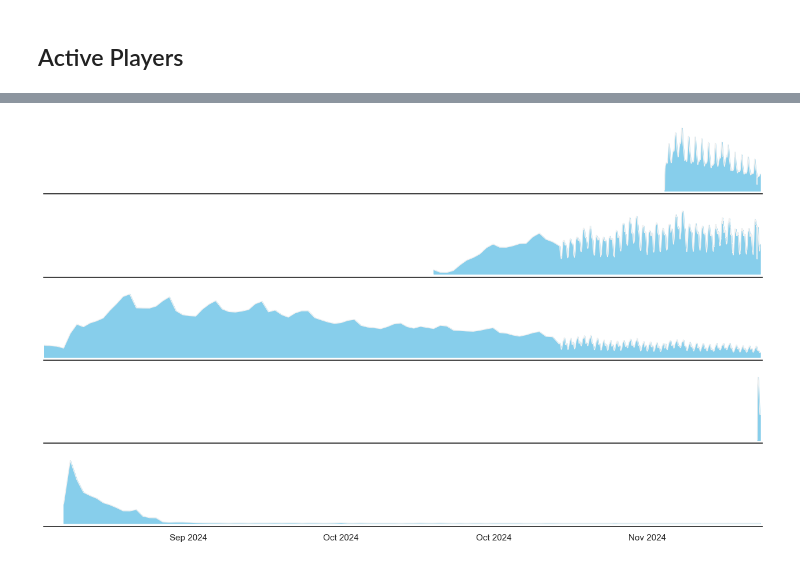
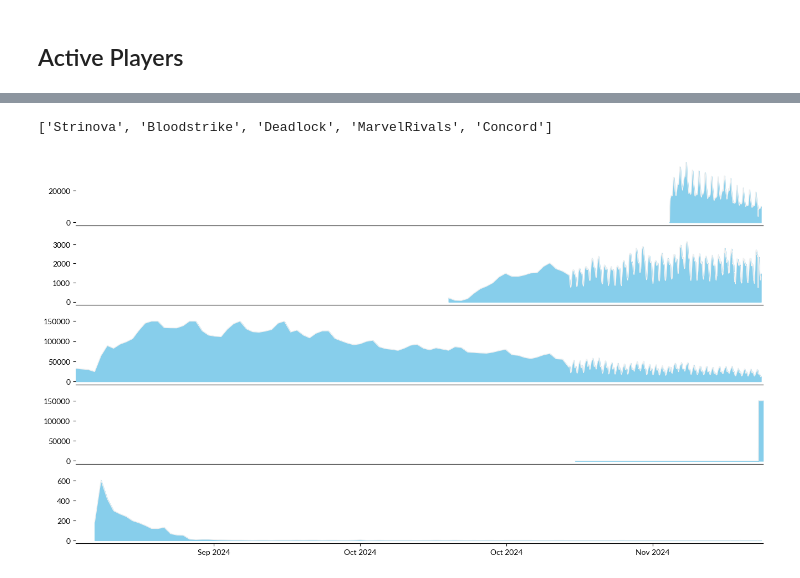
Before and after one commit to demic-dev/vs-project, a Jupyter notebook: charts.ipynb, the cells around one changed output, grey strips where cells are left out. Cells and saved outputs as stored; diff of their text form; code cells hidden in the pictures.

Commit message:
added infographic and updated charts

```diff
--- a/charts.ipynb
+++ b/charts.ipynb
@@ -390,12 +390,12 @@ for f in csv_files:
     df = df.fillna(0)
     df['Players'] = pd.to_numeric(df['Players'])
     df['DateTime'] = pd.to_datetime(df['DateTime'])
-    df['epoch'] = df['DateTime'].astype('int64')/10e8
+    # df['epoch'] = df['DateTime'].astype('int64')/10e8
 
     # i'm removing all the entries before august
-    df = df.drop(df[df['epoch'] < 1724112000].index)
+    # df = df.drop(df[df['epoch'] < 1724112000].index)
 
-    df['Players'] = df['Players'] / df['Players'].max()
+    df['Players'] = df['Players']
 
     # active_players[game] = df
 
@@ -423,15 +422,0 @@ active_players
-# %%
-from datetime import datetime
-
-# plt.savefig(build_chart_path("active_players"), format="svg")
-
-fig, ax = joypy.joyplot(active_players, by="game", column=["epoch"],
-                        # cambia questo valore per aumentarne lo spessore
-                        linewidth=0.1,
-                        # ylim='own', range_style='own', grid='y', linewidth=0.75,
-                        figsize=(10, 6))
-
-new_dates = [datetime.utcfromtimestamp(x).strftime('%b %Y') for x in ax[-1].get_xticks()]
-ax[-1].set_xticklabels(new_dates)
-
-fig.show()
@@ -445,6 +428,8 @@ from sklearn.neighbors import KernelDensity
 import matplotlib as mpl
 import matplotlib.pyplot as plt
 import matplotlib.gridspec as grid_spec
+
+from datetime import datetime
 
 games = list(active_players['game'].unique())
 
@@ -463,36 +448,37 @@ for game in games:
     ax_objs[-1].plot(selected_game['epoch'], selected_game['Players'], color="#f0f0f0", lw=1)
     ax_objs[-1].fill_between(selected_game['epoch'], selected_game['Players'], alpha=1, color="skyblue")
 
 
     # setting uniform x and y lims
     ax_objs[-1].set_xlim(1724112000,1733507294)
-    # ax_objs[-1].set_ylim(0,2.5)
 
     # make background transparent
     rect = ax_objs[-1].patch
     rect.set_alpha(0)
 
-    # ax_objs[-1].text(0, 0, 'y = x + ')
-
     # remove borders, axis ticks, and labels
-    ax_objs[-1].set_yticks([])
+    # ax_objs[-1].set_yticks([])
 
     if i == len(games)-1:
         new_dates = [datetime.utcfromtimestamp(x).strftime('%b %Y') for x in ax_objs[-1].get_xticks()]
         ax_objs[-1].set_xticklabels(new_dates)
     else:
         ax_objs[-1].set_xticks([])
 
 
     spines = ["top","right","left"]
     for s in spines:
         ax_objs[-1].spines[s].set_visible(False)
 
     i += 1
 
 # per implementare l'overlap
 # gs.update(hspace=-0.5)
 
-plt.show()
+# plt.show()
+
+print(games)
+plt.savefig(build_chart_path("active_players_pvp"), format="svg")
 # %% [output]
+['Strinova', 'Bloodstrike', 'Deadlock', 'MarvelRivals', 'Concord']
-[figure, old version]
+[figure, new version]
```
Also changed, not shown: parts of 4 cells of this notebook, 5 other files.
